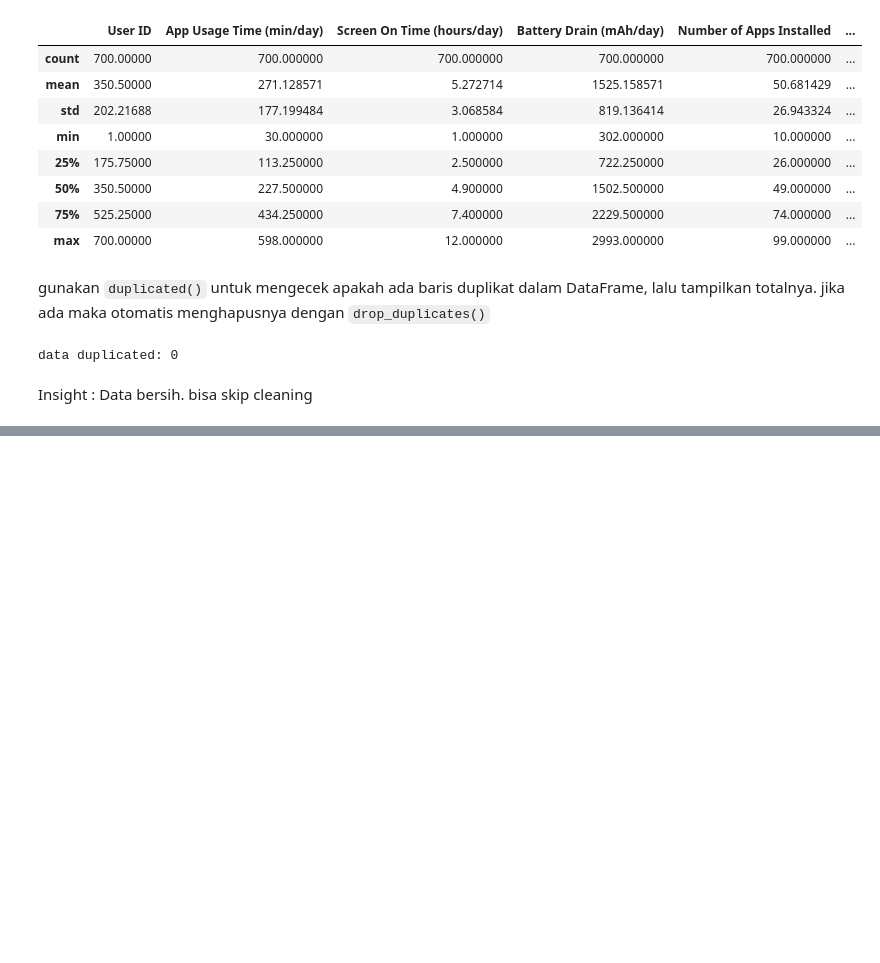
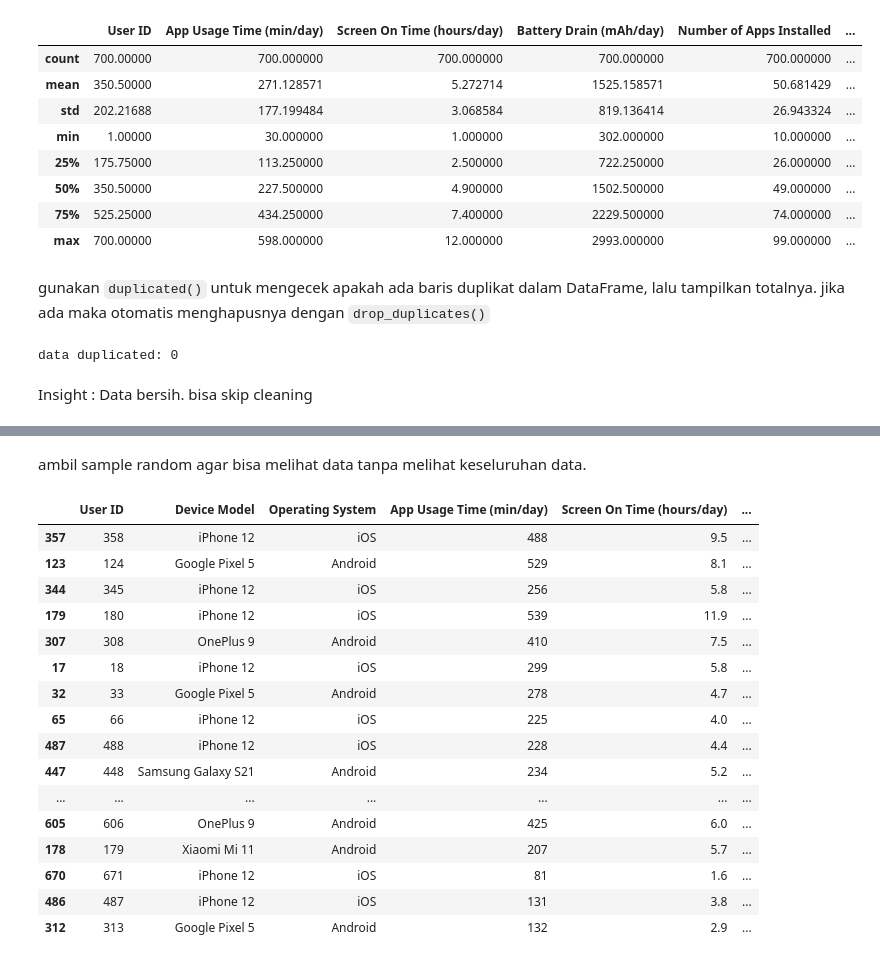
Before and after one commit to Bokibyte/PProKom, a Jupyter notebook: Semester_3/Data_Mining/P2_1611/Project_UTS.ipynb, the cells around one changed output, grey strips where cells are left out. Drawn from its saved outputs; the diff is of its cells as text; code cells hidden in the pictures; blank space fills up the shorter version.

```diff
--- a/Semester_3/Data_Mining/P2_1611/Project_UTS.ipynb
+++ b/Semester_3/Data_Mining/P2_1611/Project_UTS.ipynb
@@ -129,0 +164,22 @@ Insight : Data bersih. bisa skip cleaning
+# %% [markdown]
+ambil sample random agar bisa melihat data tanpa melihat keseluruhan data.
+# %%
+user_behavior.sample(20)
+# %% [output]
+|  | User ID | Device Model | Operating System | App Usage Time (min/day) | Screen On Time (hours/day) | ... |
+| 357 | 358 | iPhone 12 | iOS | 488 | 9.5 | ... |
+| 123 | 124 | Google Pixel 5 | Android | 529 | 8.1 | ... |
+| 344 | 345 | iPhone 12 | iOS | 256 | 5.8 | ... |
+| 179 | 180 | iPhone 12 | iOS | 539 | 11.9 | ... |
+| 307 | 308 | OnePlus 9 | Android | 410 | 7.5 | ... |
+| 17 | 18 | iPhone 12 | iOS | 299 | 5.8 | ... |
+| 32 | 33 | Google Pixel 5 | Android | 278 | 4.7 | ... |
+| 65 | 66 | iPhone 12 | iOS | 225 | 4.0 | ... |
+| 487 | 488 | iPhone 12 | iOS | 228 | 4.4 | ... |
+| 447 | 448 | Samsung Galaxy S21 | Android | 234 | 5.2 | ... |
+| ... | ... | ... | ... | ... | ... | ... |
+| 605 | 606 | OnePlus 9 | Android | 425 | 6.0 | ... |
+| 178 | 179 | Xiaomi Mi 11 | Android | 207 | 5.7 | ... |
+| 670 | 671 | iPhone 12 | iOS | 81 | 1.6 | ... |
+| 486 | 487 | iPhone 12 | iOS | 131 | 3.8 | ... |
+| 312 | 313 | Google Pixel 5 | Android | 132 | 2.9 | ... |
```
Also changed, not shown: parts of 19 cells of this notebook.
